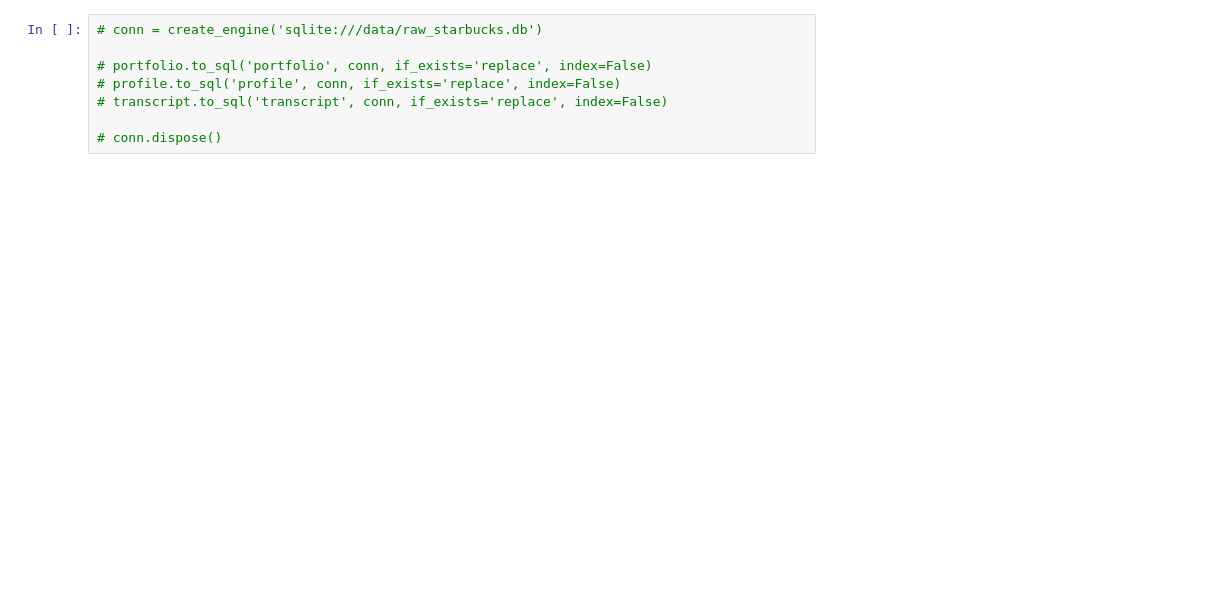
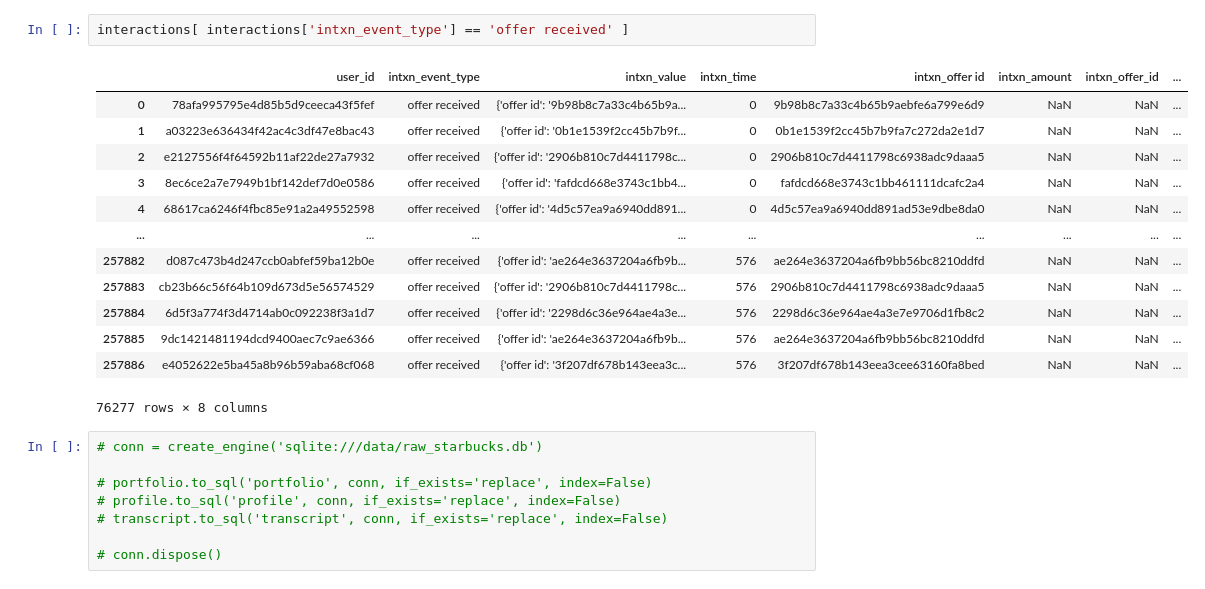
Before and after one commit to meeby280/UdacityDataScienceProject4, a Jupyter notebook: Starbucks_Data_Ingestion.ipynb, the cells around one changed output. Cells and saved outputs as stored; diff of their text form; blank space fills up the shorter version.

```diff
--- a/Starbucks_Data_Ingestion.ipynb
+++ b/Starbucks_Data_Ingestion.ipynb
@@ -72,3 +165,19 @@ transcript
+# %%
+interactions[ interactions['intxn_event_type'] == 'offer received' ]
+# %% [output]
+|  | user_id | intxn_event_type | intxn_value | intxn_time | intxn_offer id | intxn_amount | intxn_offer_id | ... |
+| 0 | 78afa995795e4d85b5d9ceeca43f5fef | offer received | {'offer id': '9b98b8c7a33c4b65b9a... | 0 | 9b98b8c7a33c4b65b9aebfe6a799e6d9 | NaN | NaN | ... |
+| 1 | a03223e636434f42ac4c3df47e8bac43 | offer received | {'offer id': '0b1e1539f2cc45b7b9f... | 0 | 0b1e1539f2cc45b7b9fa7c272da2e1d7 | NaN | NaN | ... |
+| 2 | e2127556f4f64592b11af22de27a7932 | offer received | {'offer id': '2906b810c7d4411798c... | 0 | 2906b810c7d4411798c6938adc9daaa5 | NaN | NaN | ... |
+| 3 | 8ec6ce2a7e7949b1bf142def7d0e0586 | offer received | {'offer id': 'fafdcd668e3743c1bb4... | 0 | fafdcd668e3743c1bb461111dcafc2a4 | NaN | NaN | ... |
+| 4 | 68617ca6246f4fbc85e91a2a49552598 | offer received | {'offer id': '4d5c57ea9a6940dd891... | 0 | 4d5c57ea9a6940dd891ad53e9dbe8da0 | NaN | NaN | ... |
+| ... | ... | ... | ... | ... | ... | ... | ... | ... |
+| 257882 | d087c473b4d247ccb0abfef59ba12b0e | offer received | {'offer id': 'ae264e3637204a6fb9b... | 576 | ae264e3637204a6fb9bb56bc8210ddfd | NaN | NaN | ... |
+| 257883 | cb23b66c56f64b109d673d5e56574529 | offer received | {'offer id': '2906b810c7d4411798c... | 576 | 2906b810c7d4411798c6938adc9daaa5 | NaN | NaN | ... |
+| 257884 | 6d5f3a774f3d4714ab0c092238f3a1d7 | offer received | {'offer id': '2298d6c36e964ae4a3e... | 576 | 2298d6c36e964ae4a3e7e9706d1fb8c2 | NaN | NaN | ... |
+| 257885 | 9dc1421481194dcd9400aec7c9ae6366 | offer received | {'offer id': 'ae264e3637204a6fb9b... | 576 | ae264e3637204a6fb9bb56bc8210ddfd | NaN | NaN | ... |
+| 257886 | e4052622e5ba45a8b96b59aba68cf068 | offer received | {'offer id': '3f207df678b143eea3c... | 576 | 3f207df678b143eea3cee63160fa8bed | NaN | NaN | ... |
+76277 rows × 8 columns
 # %%
 # conn = create_engine('sqlite:///data/raw_starbucks.db')
 
```
Also changed, not shown: parts of 10 cells of this notebook, 2 other files.
